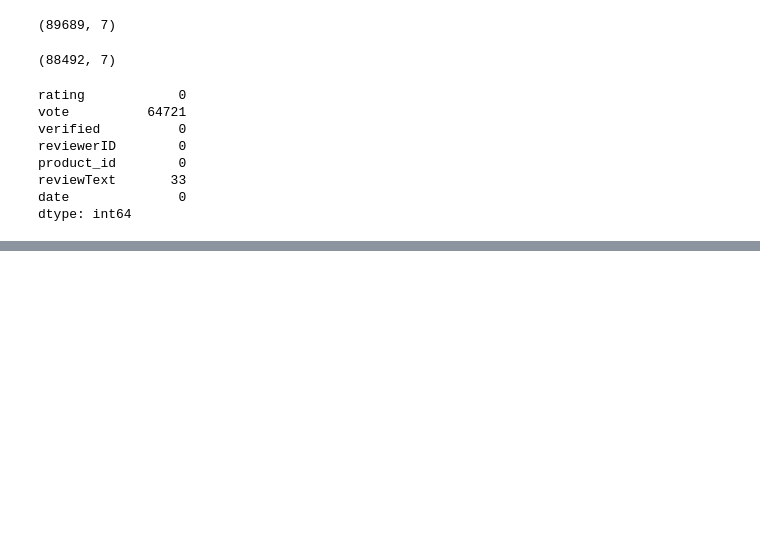
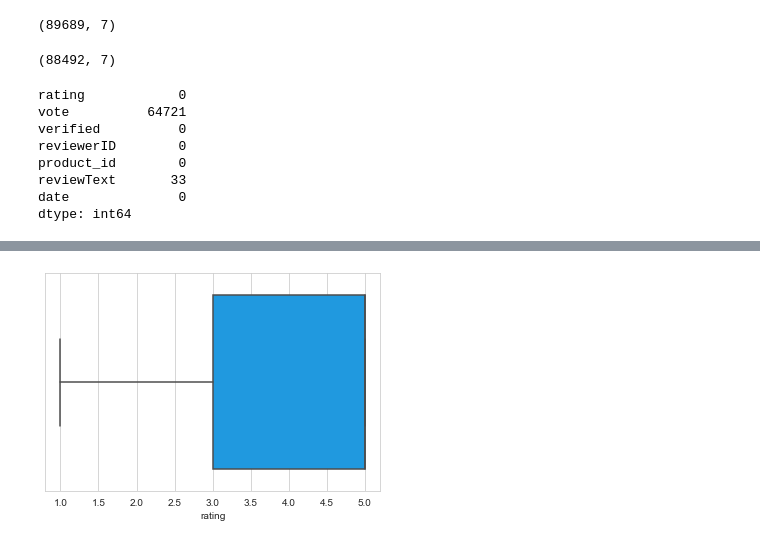
Before and after one commit to arham-rumi/amazon-product-reviews-exploratory-data-analysis, a Jupyter notebook: Amazon-Product-Reviews-EDA/Amazon-Reviews-EDA.ipynb, the cells around one changed output, grey strips where cells are left out. Drawn from its saved outputs; the diff is of its cells as text; code cells hidden in the pictures; blank space fills up the shorter version.

Commit message:
Performed Analysis on Magazine Data

```diff
--- a/Amazon-Product-Reviews-EDA/Amazon-Reviews-EDA.ipynb
+++ b/Amazon-Product-Reviews-EDA/Amazon-Reviews-EDA.ipynb
@@ -111,0 +121,4 @@ dtype: int64
+# %%
+sns.boxplot(x="rating", data=df, whis=5, color="#00a2ff");
+# %% [output]
+[figure, added]
```
Also changed, not shown: parts of 9 cells of this notebook.
